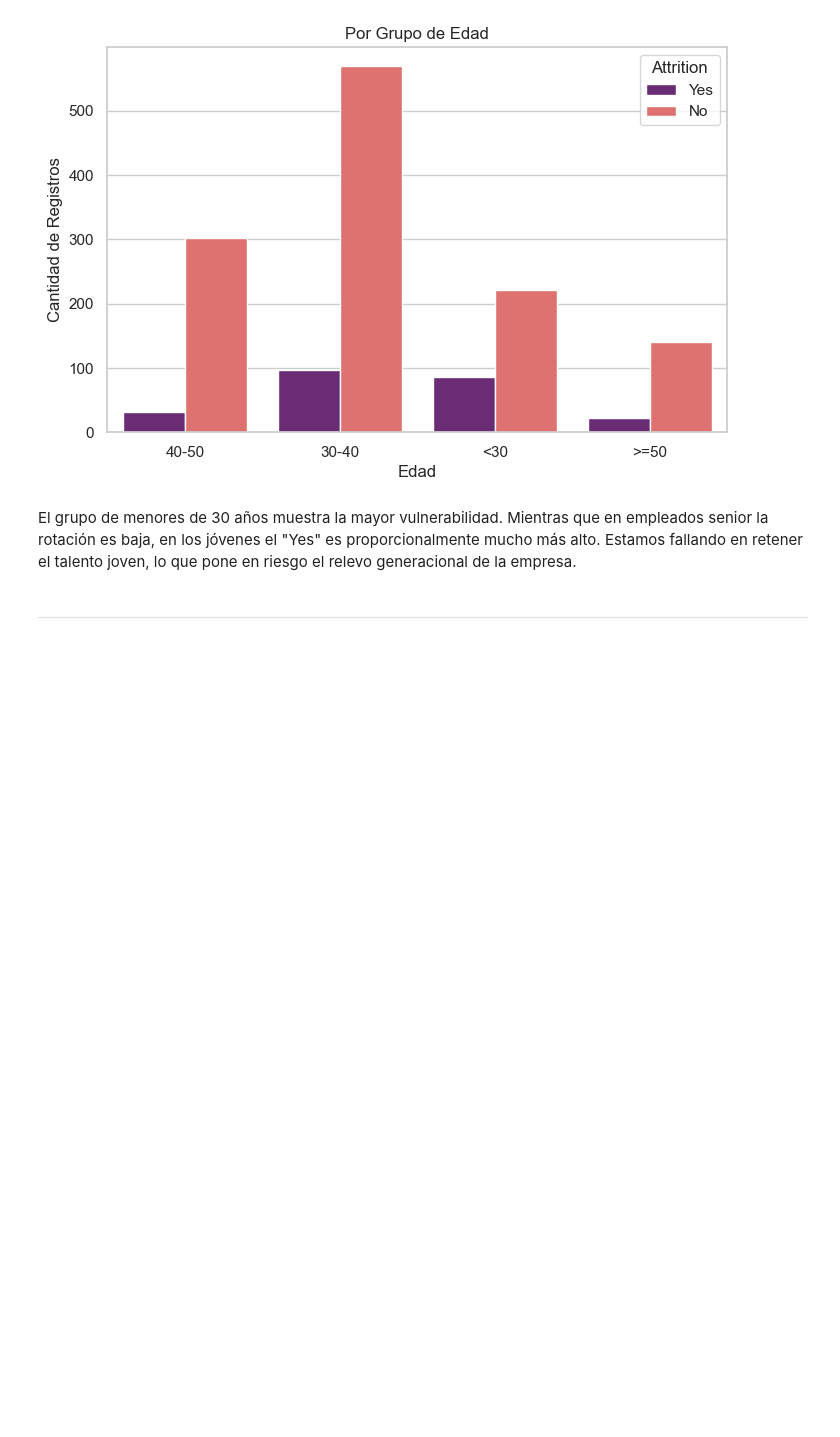
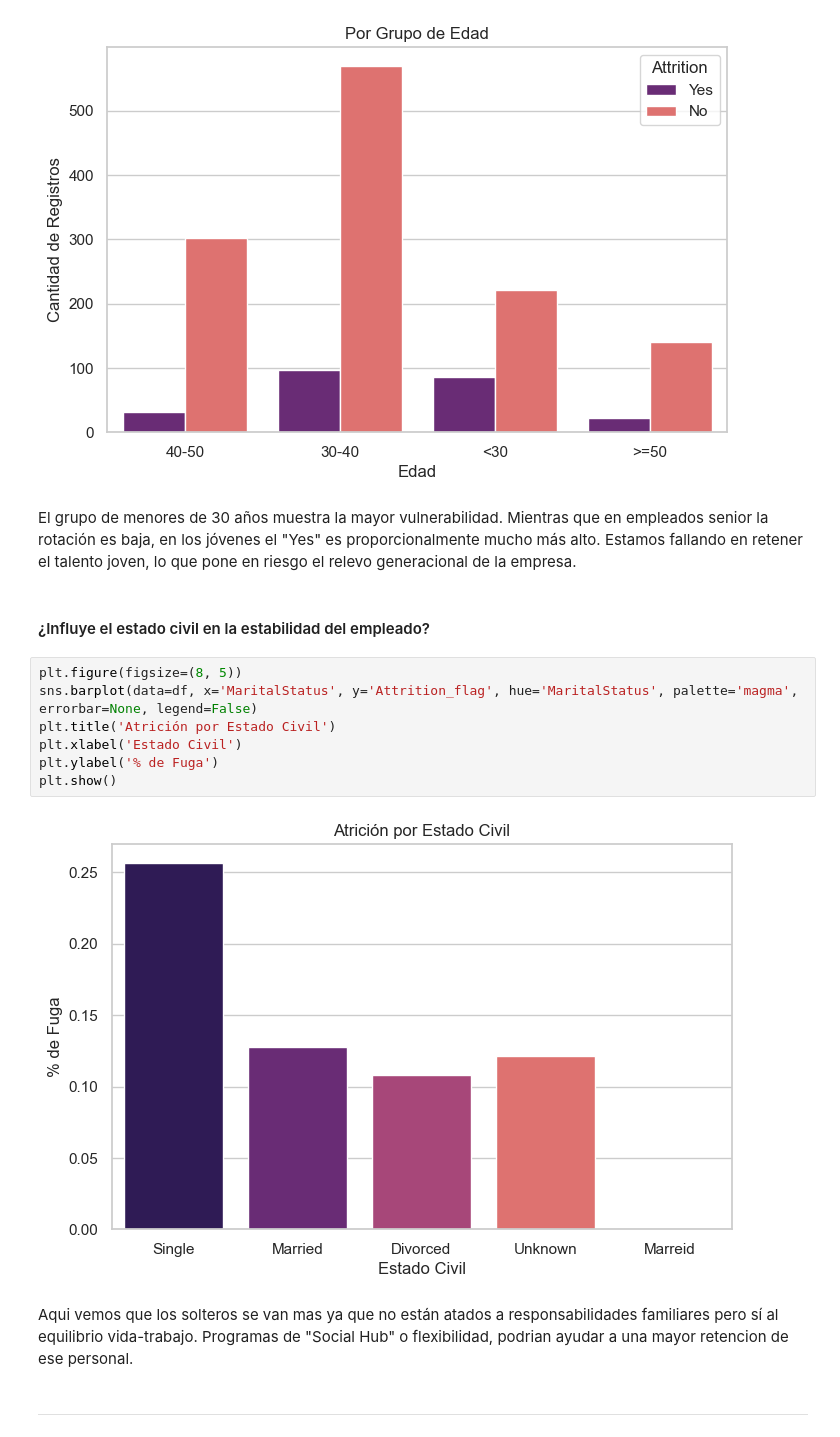
Before and after one commit to Ruthpsegovia/proyecto-da-promo-59-modulo-3-team-2, a Jupyter notebook: Visualizaciones/Visual_Storytelling.ipynb, the cells around one changed output. Cells and saved outputs as stored; diff of their text form; blank space fills up the shorter version.

```diff
--- a/Visualizaciones/Visual_Storytelling.ipynb
+++ b/Visualizaciones/Visual_Storytelling.ipynb
@@ -47,6 +47,19 @@ plt.show()
 [figure]
 # %% [markdown]
 El grupo de menores de 30 años muestra la mayor vulnerabilidad. Mientras que en empleados senior la rotación es baja, en los jóvenes el "Yes" es proporcionalmente mucho más alto. Estamos fallando en retener el talento joven, lo que pone en riesgo el relevo generacional de la empresa.
+# %% [markdown]
+#### ¿Influye el estado civil en la estabilidad del empleado?
+# %%
+plt.figure(figsize=(8, 5))
+sns.barplot(data=df, x='MaritalStatus', y='Attrition_flag', hue='MaritalStatus', palette='magma', errorbar=None, legend=False)
+plt.title('Atrición por Estado Civil')
+plt.xlabel('Estado Civil')
+plt.ylabel('% de Fuga')
+plt.show()
+# %% [output]
+[figure, added]
+# %% [markdown]
+Aqui vemos que los solteros se van mas ya que no están atados a responsabilidades familiares pero sí al equilibrio vida-trabajo. Programas de "Social Hub" o flexibilidad, podrian ayudar a una mayor retencion de ese personal.
 # %% [markdown]
 ----------------------
 # %% [markdown]
```
Also changed, not shown: parts of 11 cells of this notebook.
